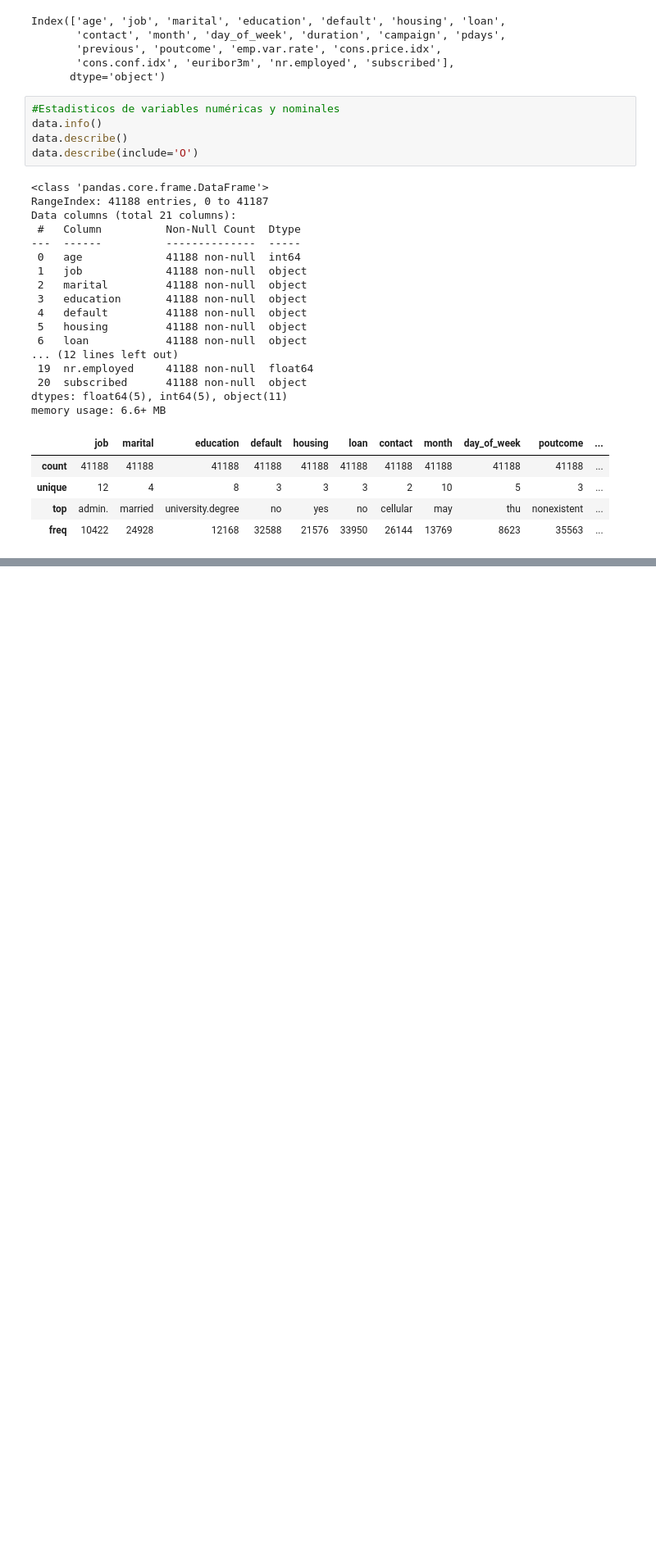
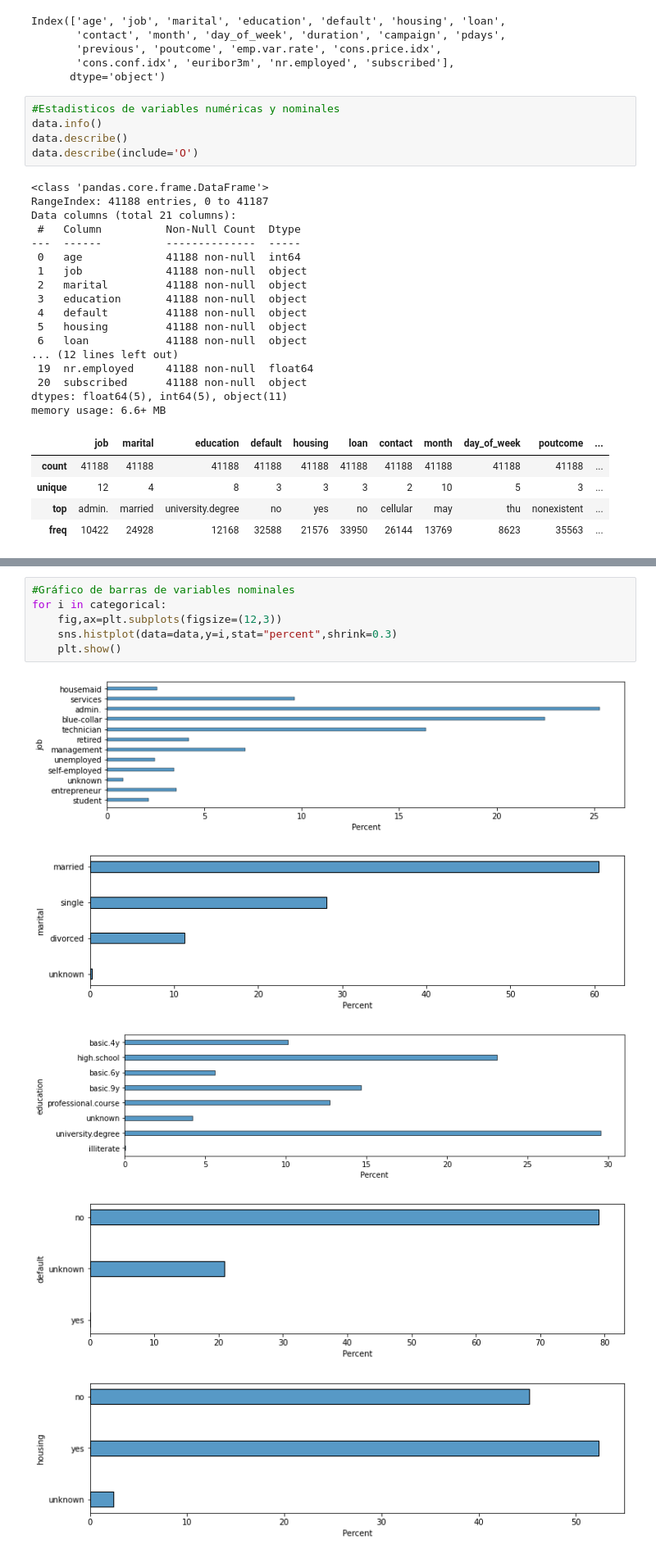
Before and after one commit to williamat/LogisticRegression, a Jupyter notebook: BankPrediction.ipynb, the cells around one changed output, grey strips where cells are left out. Shown at 82% size. Drawn from its saved outputs; the diff is of its cells as text; blank space fills up the shorter version.

```diff
--- a/BankPrediction.ipynb
+++ b/BankPrediction.ipynb
@@ -67,0 +89,12 @@ memory usage: 6.6+ MB
+# %%
+#Gráfico de barras de variables nominales
+for i in categorical:
+    fig,ax=plt.subplots(figsize=(12,3))
+    sns.histplot(data=data,y=i,stat="percent",shrink=0.3)
+    plt.show()
+# %% [output]
+[figure, added]
+[figure, added]
+[figure, added]
+[figure, added]
+[figure, added]
```
Also changed, not shown: parts of 20 cells of this notebook.
